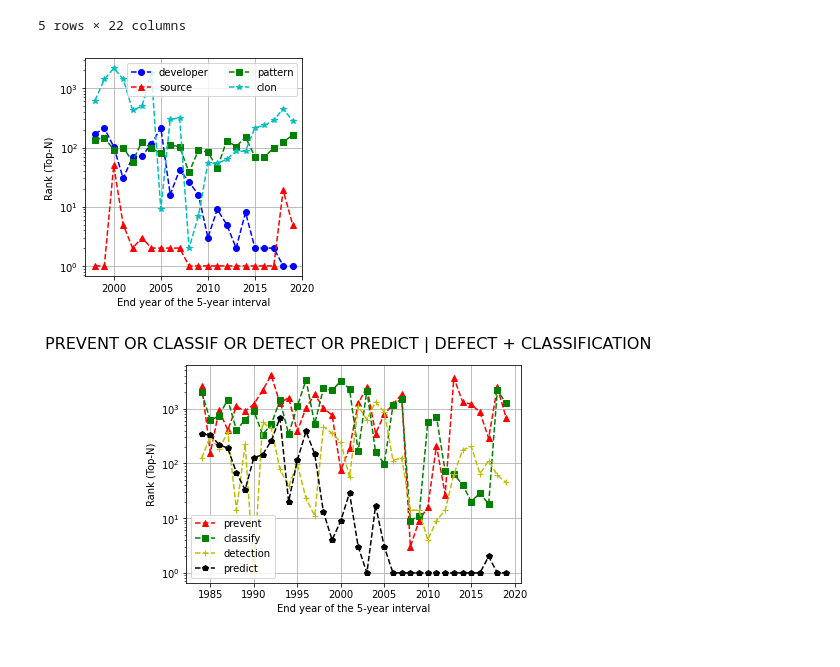
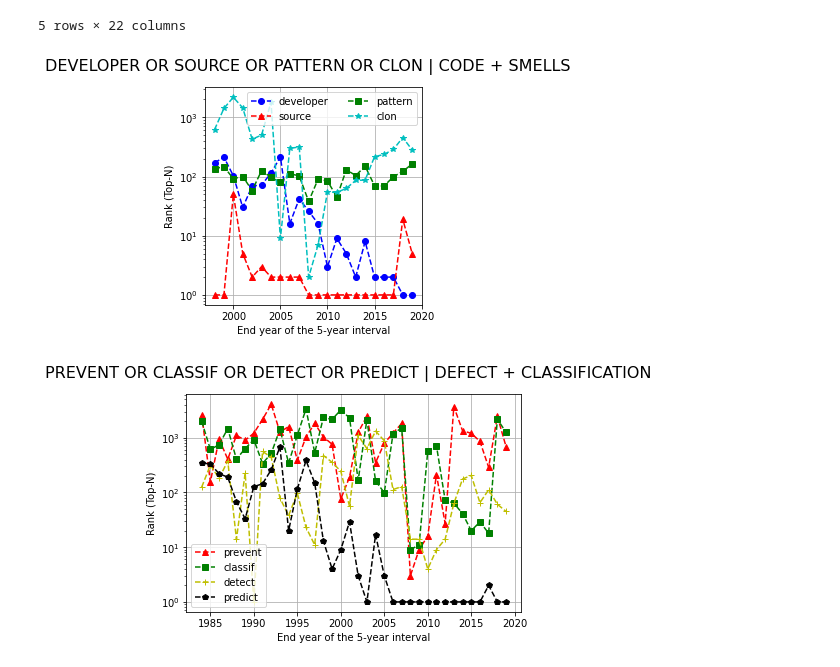
Before and after one commit to miranska/se-tti, a Jupyter notebook: find_keywords/showcase_interrelations.ipynb, the cells around one changed output. Saved outputs shown, nothing was run; the diff lists cells and outputs as text; code cells hidden in the pictures.

```diff
--- a/find_keywords/showcase_interrelations.ipynb
+++ b/find_keywords/showcase_interrelations.ipynb
@@ -214,34 +214,35 @@ ax = fig.add_subplot()
 get_ranks_j = [x[1] for x in clean_j]
 x_ticks_j = [x[0] for x in clean_j]
 line_j, = plt.plot(x_ticks_j, get_ranks_j, linestyle = '--', marker = 'o', color = 'b')
 line_j.set_label("developer")
 
 get_ranks_k = [x[1] for x in clean_k]
 x_ticks_k = [x[0] for x in clean_k]
 line_k, = plt.plot(x_ticks_k, get_ranks_k, linestyle = '--', marker = '^', color = 'r')
 line_k.set_label("source")
 
 get_ranks_l = [x[1] for x in clean_l]
 x_ticks_l = [x[0] for x in clean_l]
 line_l, = plt.plot(x_ticks_l, get_ranks_l, linestyle = '--', marker = 's', color = 'g')
 line_l.set_label("pattern")
 
 
 get_ranks_o = [x[1] for x in clean_o]
 x_ticks_o = [x[0] for x in clean_o]
 line_o, = plt.plot(x_ticks_o, get_ranks_o, linestyle = '--', marker = '*', color = 'c')
 line_o.set_label("clon")
 
 plt.yscale("log")
 plt.grid()
 plt.ylabel("Rank (Top-N)")
 plt.xlabel("End year of the 5-year interval")
 ax.set_aspect(1.0/ax.get_data_ratio(), adjustable='box')
 
 plt.legend(loc=1, ncol=2)
+plt.suptitle("DEVELOPER OR SOURCE OR PATTERN OR CLON | CODE + SMELLS", fontsize = 16)
 plt.show()
 # %% [output]
-[figure, old version]
+[figure, new version]
 # %%
 positive = ['defect', 'classification']
 most_similar_word = 'prevent'
@@ -264,9 +265,6 @@ most_similar_word = 'predict'
 n, clean_n = rank_of_most_similar_word(most_similar_word, positive = positive)
 
 save_file = "log_combination_file_defect_classification"
-# positions = [1, 4, 8, 13, 18, 23, 28, 33, 37]
-# labels = ["SB", "1986", "1990", "1995", "2000", "2005", "2010", "2015", "2019"]
-# plt.xticks([0, 1, 2], [labels[0], labels[1], labels[2]])
 
 get_ranks_k = [x[1] for x in clean_k]
 x_ticks_k = [x[0] for x in clean_k]
@@ -276,12 +274,12 @@ line_k.set_label("prevent")
 get_ranks_l = [x[1] for x in clean_l]
 x_ticks_l = [x[0] for x in clean_l]
 line_l, = plt.plot(x_ticks_l, get_ranks_l, linestyle = '--', marker = 's', color = 'g')
-line_l.set_label("classify")
+line_l.set_label("classif")
 
 get_ranks_m = [x[1] for x in clean_m]
 x_ticks_m = [x[0] for x in clean_m]
 line_m, = plt.plot(x_ticks_m, get_ranks_m, linestyle = '--', marker = '+', color = 'y')
-line_m.set_label("detection")
+line_m.set_label("detect")
 
 get_ranks_n = [x[1] for x in clean_n]
 x_ticks_n = [x[0] for x in clean_n]
@@ -299,4 +297,4 @@ plt.legend(loc=3, ncol=1)
 plt.suptitle("PREVENT OR CLASSIF OR DETECT OR PREDICT | DEFECT + CLASSIFICATION", fontsize = 16)
 plt.show()
 # %% [output]
-[figure, old version]
+[figure, new version]
```
